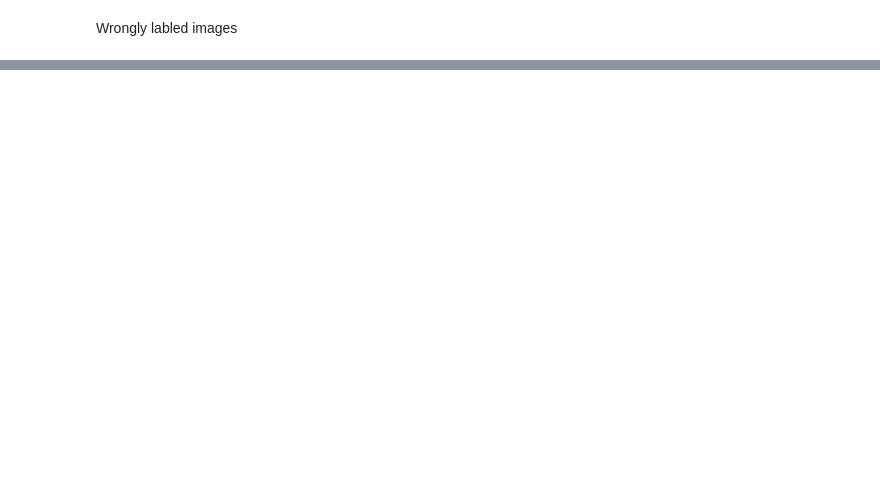
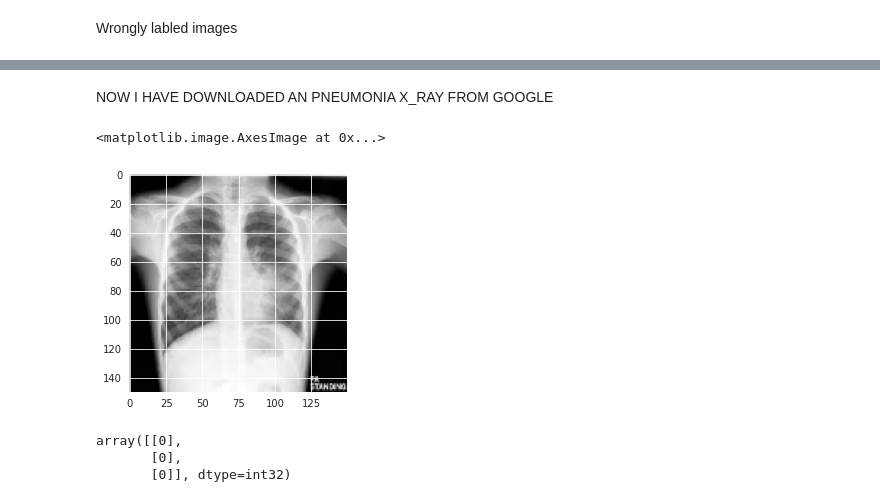
Before and after one commit to Shivanshjoshi11/IPL_ANALYSIS, a Jupyter notebook: PNEUMINIA_CLASSIFICATION.ipynb, the cells around one changed output, grey strips where cells are left out. Cells and saved outputs as stored; diff of their text form; code cells hidden in the pictures; blank space fills up the shorter version.

```diff
--- a/PNEUMINIA_CLASSIFICATION.ipynb
+++ b/PNEUMINIA_CLASSIFICATION.ipynb
@@ -325,6 +331,8 @@ for c in incorrect[:6]:
+# %% [markdown]
+NOW I HAVE DOWNLOADED AN PNEUMONIA X_RAY FROM GOOGLE
 # %%
 import cv2
 import glob
-for img in glob.glob("/content/download (1).jpg"):
+for img in glob.glob("/content/example.jpg"):
     cv_img = cv2.imread(img)
     cv_img = cv2.resize(cv_img, (150, 150))
@@ -333,3 +339,8 @@ example.shape
+# %%
+plt.imshow(cv_img)
+# %% [output]
+<matplotlib.image.AxesImage at 0x...>
+[figure, added]
 # %%
 example = np.array(cv_img)/255
 example = example.reshape(-1, img_size, img_size, 1)
@@ -341,0 +349,6 @@ X_train[0].shape
+# %%
+predictions
+# %% [output]
+array([[0],
+       [0],
+       [0]], dtype=int32)
```
Also changed, not shown: parts of 9 cells of this notebook.
